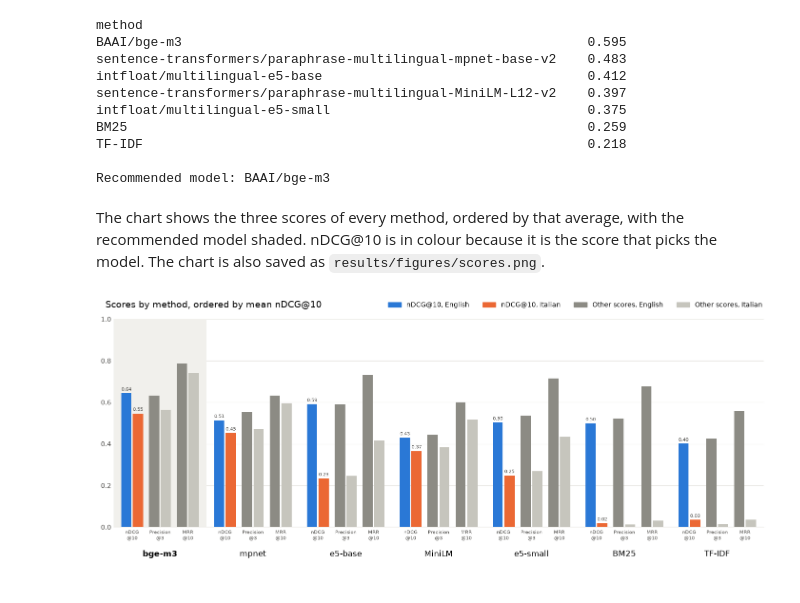
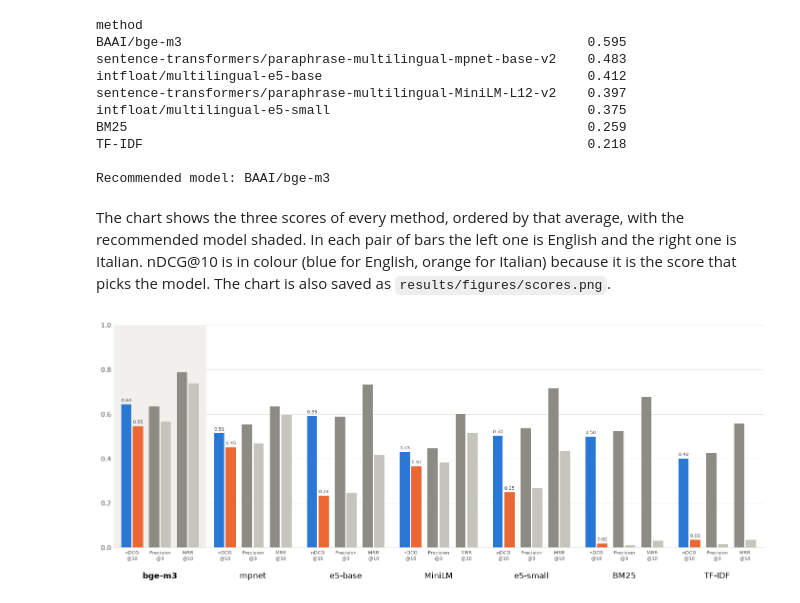
Before and after one commit to riccardopll/luiss-cinemadb, a Jupyter notebook: pipeline/report.ipynb, the cells around one changed output. Saved outputs shown, nothing was run; the diff lists cells and outputs as text; code cells hidden in the pictures.

Commit message:
Remove the chart title and legend

```diff
--- a/pipeline/report.ipynb
+++ b/pipeline/report.ipynb
@@ -92,7 +91,7 @@ TF-IDF                                                         0.218
 
 Recommended model: BAAI/bge-m3
 # %% [markdown]
-The chart shows the three scores of every method, ordered by that average, with the recommended model shaded. nDCG@10 is in colour because it is the score that picks the model. The chart is also saved as `results/figures/scores.png`.
+The chart shows the three scores of every method, ordered by that average, with the recommended model shaded. In each pair of bars the left one is English and the right one is Italian. nDCG@10 is in colour (blue for English, orange for Italian) because it is the score that picks the model. The chart is also saved as `results/figures/scores.png`.
 # %%
 ranked_methods = list(mean_ndcg.index)
 scores = summary.pivot(index="method", columns="language").loc[ranked_methods]
@@ -118,42 +117,31 @@ for score_offset, score in zip(score_offsets, SCORE_NAMES, strict=True):
             width=bar_width - 0.015,
             color=colors[language],
         )
         if is_selection_score:
             axis.bar_label(bars, fmt="%.2f", padding=2, fontsize=7.5, color=TEXT_COLOR)
 
 axis.set_xticks(
     (method_positions[:, None] + score_offsets).ravel(),
     [name.replace("@", "\n@") for name in SCORE_NAMES.values()] * len(ranked_methods),
     fontsize=7.5,
 )
 axis.set_xlim(-0.5, len(ranked_methods) - 0.5)
 axis.set_ylim(0, 1)
 axis.grid(axis="y", color=GRID_COLOR)
 axis.set_axisbelow(True)
 axis.spines[["top", "right", "left"]].set_visible(False)
 axis.spines["bottom"].set_color(GRID_COLOR)
 axis.tick_params(length=0, labelcolor=TEXT_COLOR)
 
 method_axis = axis.secondary_xaxis(-0.1)
 method_axis.set_xticks(
     method_positions, [METHOD_NAMES[method] for method in ranked_methods], fontsize=12
 )
 method_axis.spines["bottom"].set_visible(False)
 method_axis.tick_params(length=0)
 method_axis.get_xticklabels()[recommended_position].set_fontweight("bold")
 
-figure.legend(
-    handles=[
-        Patch(color=color, label=f"{score_name}, {LANGUAGE_NAMES[language]}")
-        for score_name, colors in BAR_COLORS.items()
-        for language, color in colors.items()
-    ],
-    loc="outside upper right",
-    ncols=4,
-    frameon=False,
-)
-figure.suptitle("Scores by method, ordered by mean nDCG@10", x=0.01, ha="left", fontsize=14)
 figure.savefig(FIGURES_DIR / "scores.png", dpi=200)
 plt.show()
 # %% [output]
-[figure, old version]
+[figure, new version]
```
Also changed, not shown: parts of 1 cell of this notebook, 1 other file.
